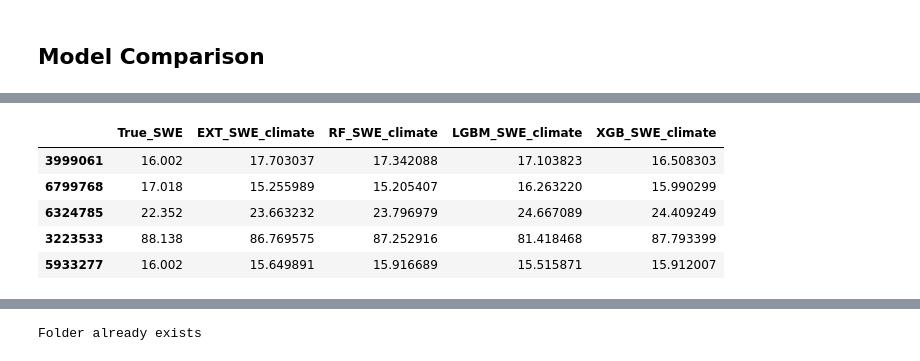
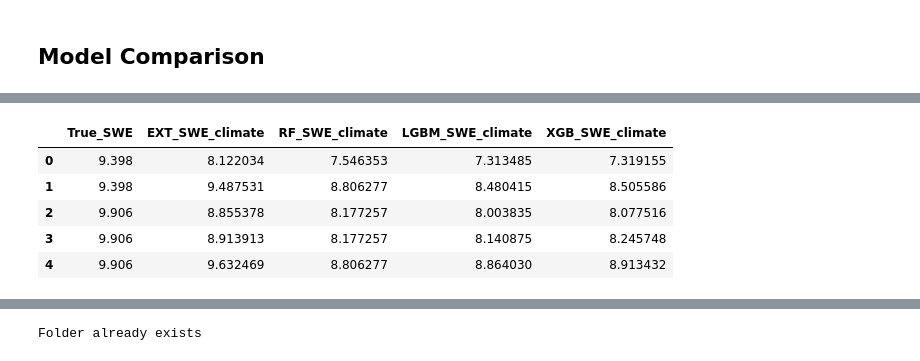
Before and after one commit to cryogars/density-models, a Jupyter notebook: notebooks/05_ml_models.ipynb, the cells around one changed output, grey strips where cells are left out. Cells and saved outputs as stored; diff of their text form; code cells hidden in the pictures.

```diff
--- a/notebooks/05_ml_models.ipynb
+++ b/notebooks/05_ml_models.ipynb
@@ -235,2 +248,13 @@ y_pred_rf_climate = rf_trees_climate.predict(X_test_climate)
+# %%
+with open('../experiments/results/tune_new/rf_climate_7d_tune_target_20250902_232842.yaml', mode='r', encoding="utf-8") as file:
+            raw_config = yaml.safe_load(file)
+
+rf_hyp_from_optuna = raw_config['performance']['hyperparameters']
+
+
+rf_trees_7=RandomForestRegressor(**rf_hyp_from_optuna, random_state=all_config.global_cfg.seed, n_jobs=all_config.global_cfg.n_jobs)
+
+rf_trees_7.fit(X_train_7d, y_train)
+y_pred_rf_7 = rf_trees_7.predict(X_test_7d)
 # %% [markdown]
 ### LightGBM
@@ -301,12 +317,12 @@ y_pred_xgb_climate = xgb_climate.predict(dtest_climate)
 ## Model Comparison
 # %%
 climate_density_results=pd.DataFrame({
-    'EXT_Density_climate': y_pred_ext_climate,
-    'RF_Density_climate': y_pred_rf_climate,
-    'LGBM_Density_climate': y_pred_lgbm_climate,
-    'XGB_Density_climate': y_pred_xgb_climate,
-    'True_Density': y_test_climate.values
-}, index=climate_test.index)
+    'EXT_Density_climate': y_pred_ext_7,
+    'RF_Density_climate': y_pred_rf_7,
+    'LGBM_Density_climate': y_pred_lgbm_7,
+    'XGB_Density_climate': y_pred_xgb_7,
+    'True_Density': y_test.values
+})
 
 climate_density_results.head()
 # %% [output]
@@ -319,20 +362,20 @@ climate_density_results.head()
 # %%
 climate_swe_results=pd.DataFrame({
-    'True_SWE': climate_test.SWE.values,
-    'EXT_SWE_climate': climate_density_results.EXT_Density_climate.values*X_test_climate.Snow_Depth.values,
-    'RF_SWE_climate': climate_density_results.RF_Density_climate.values*X_test_climate.Snow_Depth.values,
-    'LGBM_SWE_climate': climate_density_results.LGBM_Density_climate.values*X_test_climate.Snow_Depth.values,
-    'XGB_SWE_climate': climate_density_results.XGB_Density_climate.values*X_test_climate.Snow_Depth.values,
-}, index=climate_test.index)
+    'True_SWE': raw_data.x_val.SWE.values,
+    'EXT_SWE_climate': climate_density_results.EXT_Density_climate.values*X_test_7d.Snow_Depth.values,
+    'RF_SWE_climate': climate_density_results.RF_Density_climate.values*X_test_7d.Snow_Depth.values,
+    'LGBM_SWE_climate': climate_density_results.LGBM_Density_climate.values*X_test_7d.Snow_Depth.values,
+    'XGB_SWE_climate': climate_density_results.XGB_Density_climate.values*X_test_7d.Snow_Depth.values,
+})
 
 climate_swe_results.head()
 # %% [output]
 |  | True_SWE | EXT_SWE_climate | RF_SWE_climate | LGBM_SWE_climate | XGB_SWE_climate |
-| 3999061 | 16.002 | 17.703037 | 17.342088 | 17.103823 | 16.508303 |
-| 6799768 | 17.018 | 15.255989 | 15.205407 | 16.263220 | 15.990299 |
-| 6324785 | 22.352 | 23.663232 | 23.796979 | 24.667089 | 24.409249 |
-| 3223533 | 88.138 | 86.769575 | 87.252916 | 81.418468 | 87.793399 |
-| 5933277 | 16.002 | 15.649891 | 15.916689 | 15.515871 | 15.912007 |
+| 0 | 9.398 | 8.122034 | 7.546353 | 7.313485 | 7.319155 |
+| 1 | 9.398 | 9.487531 | 8.806277 | 8.480415 | 8.505586 |
+| 2 | 9.906 | 8.855378 | 8.177257 | 8.003835 | 8.077516 |
+| 3 | 9.906 | 8.913913 | 8.177257 | 8.140875 | 8.245748 |
+| 4 | 9.906 | 9.632469 | 8.806277 | 8.864030 | 8.913432 |
 # %%
 compare_multiple_models(climate_density_results, 'True_Density')
 # %% [output]
```
Also changed, not shown: parts of 43 cells of this notebook.
